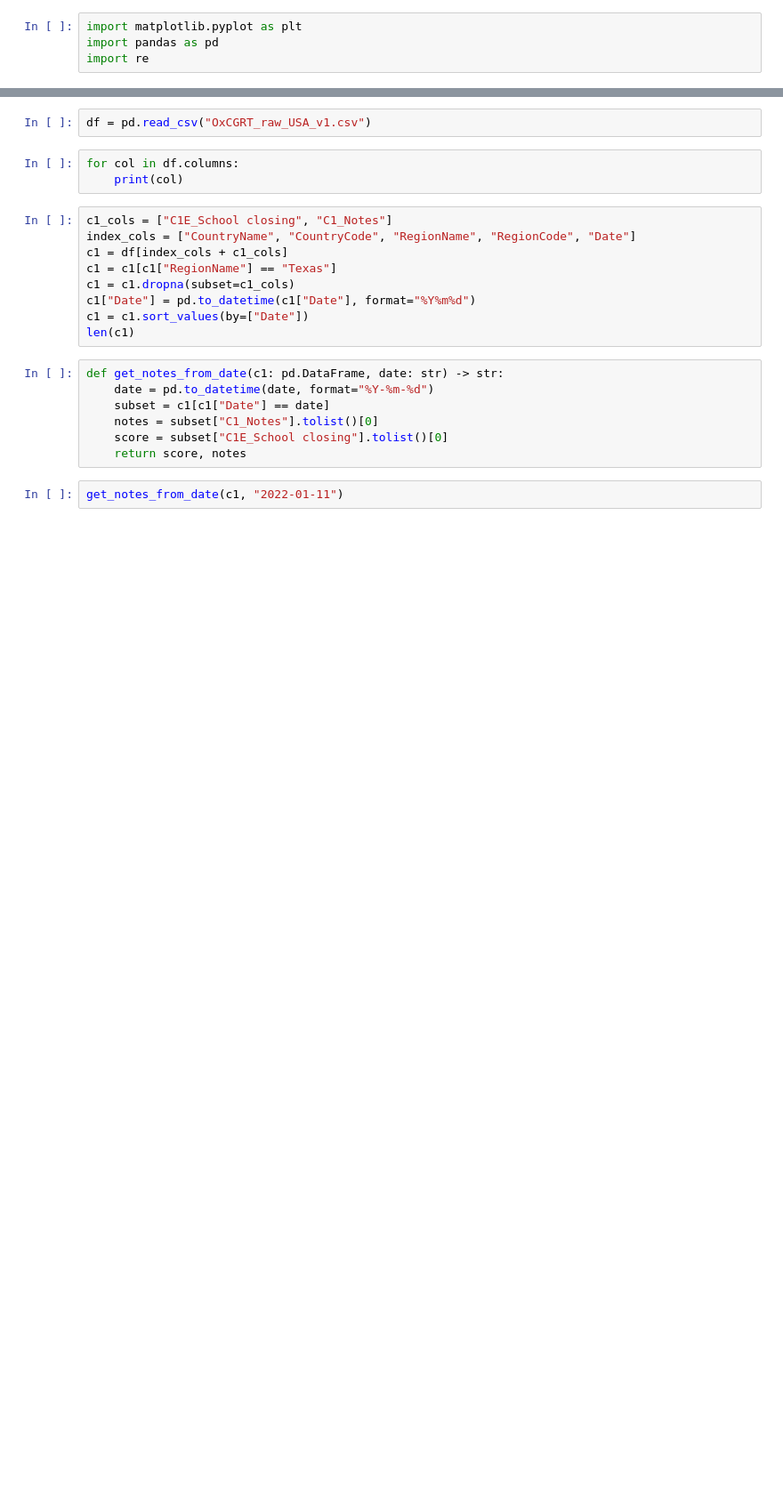
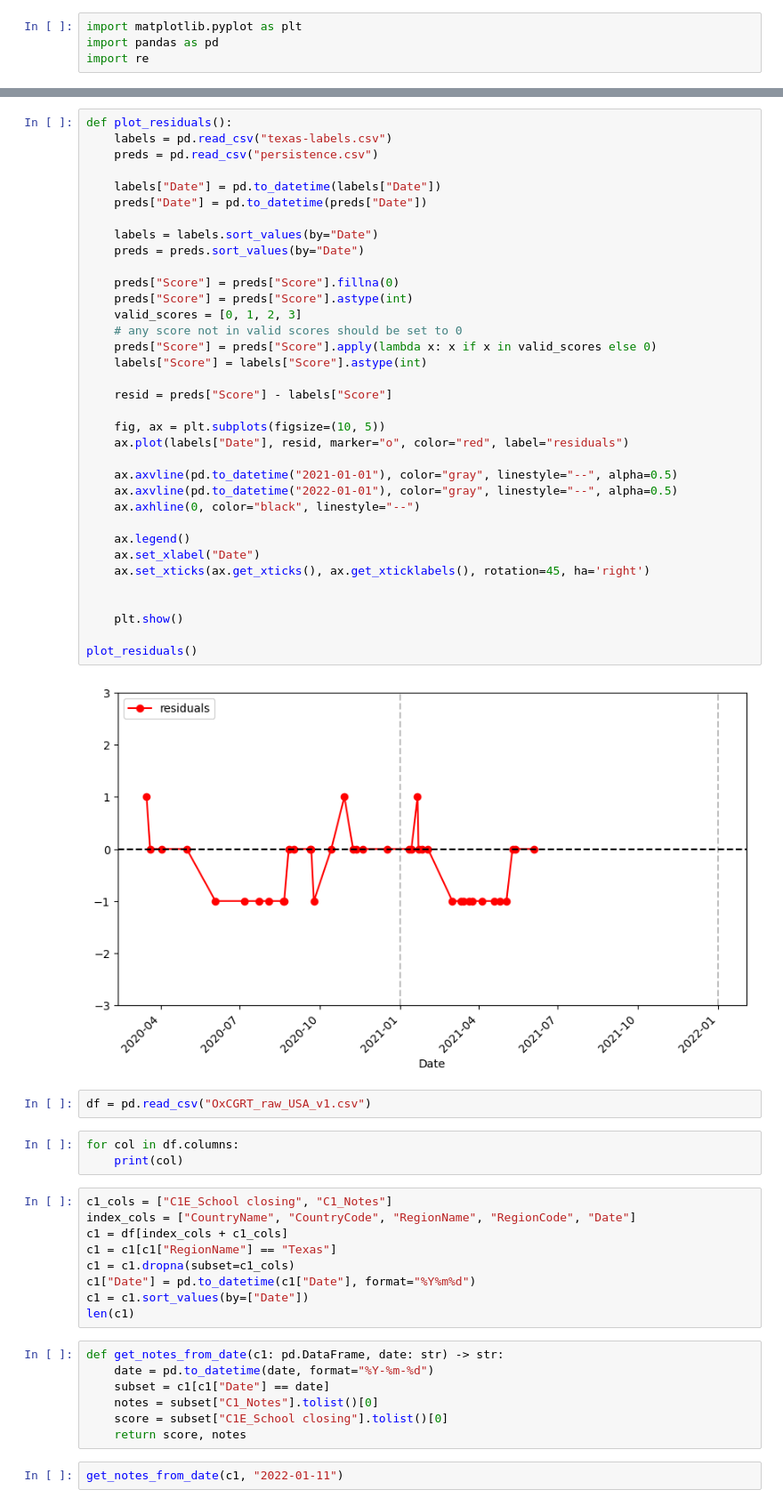
Before and after one commit to danyoungday/neuro-san-prana, a Jupyter notebook: data/edav.ipynb, the cells around one changed output, grey strips where cells are left out. Shown: that part at 89% size. Saved outputs shown, nothing was run; the diff lists cells and outputs as text; blank space fills up the shorter version.

```diff
--- a/data/edav.ipynb
+++ b/data/edav.ipynb
@@ -37,3 +62,40 @@ compare_results()
+# %%
+def plot_residuals():
+    labels = pd.read_csv("texas-labels.csv")
+    preds = pd.read_csv("persistence.csv")
+
+    labels["Date"] = pd.to_datetime(labels["Date"])
+    preds["Date"] = pd.to_datetime(preds["Date"])
+
+    labels = labels.sort_values(by="Date")
+    preds = preds.sort_values(by="Date")
+
+    preds["Score"] = preds["Score"].fillna(0)
+    preds["Score"] = preds["Score"].astype(int)
+    valid_scores = [0, 1, 2, 3]
+    # any score not in valid scores should be set to 0
+    preds["Score"] = preds["Score"].apply(lambda x: x if x in valid_scores else 0)
+    labels["Score"] = labels["Score"].astype(int)
+
+    resid = preds["Score"] - labels["Score"]
+
+    fig, ax = plt.subplots(figsize=(10, 5))
+    ax.plot(labels["Date"], resid, marker="o", color="red", label="residuals")
+
+    ax.axvline(pd.to_datetime("2021-01-01"), color="gray", linestyle="--", alpha=0.5)
+    ax.axvline(pd.to_datetime("2022-01-01"), color="gray", linestyle="--", alpha=0.5)
+    ax.axhline(0, color="black", linestyle="--")
+
+    ax.legend()
+    ax.set_xlabel("Date")
+    ax.set_xticks(ax.get_xticks(), ax.get_xticklabels(), rotation=45, ha='right')
+
+
+    plt.show()
+
+plot_residuals()
+# %% [output]
+[figure, added]
 # %%
 df = pd.read_csv("OxCGRT_raw_USA_v1.csv")
 # %%
```
Also changed, not shown: parts of 4 cells of this notebook, 7 other files.
